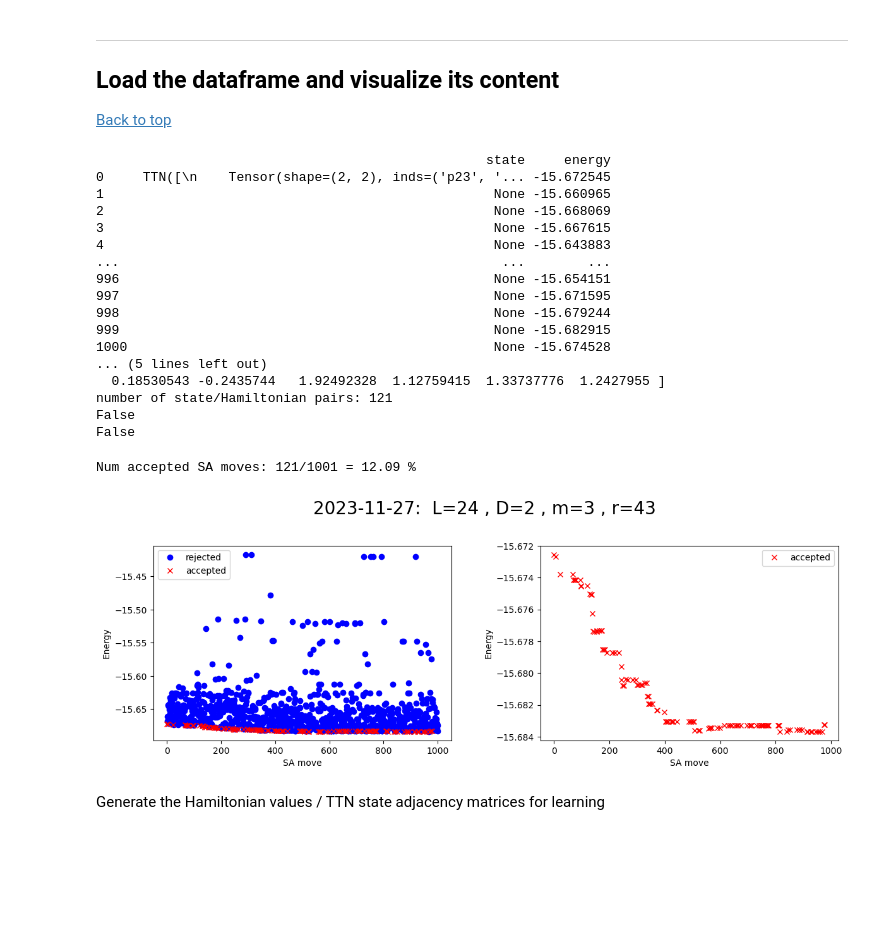
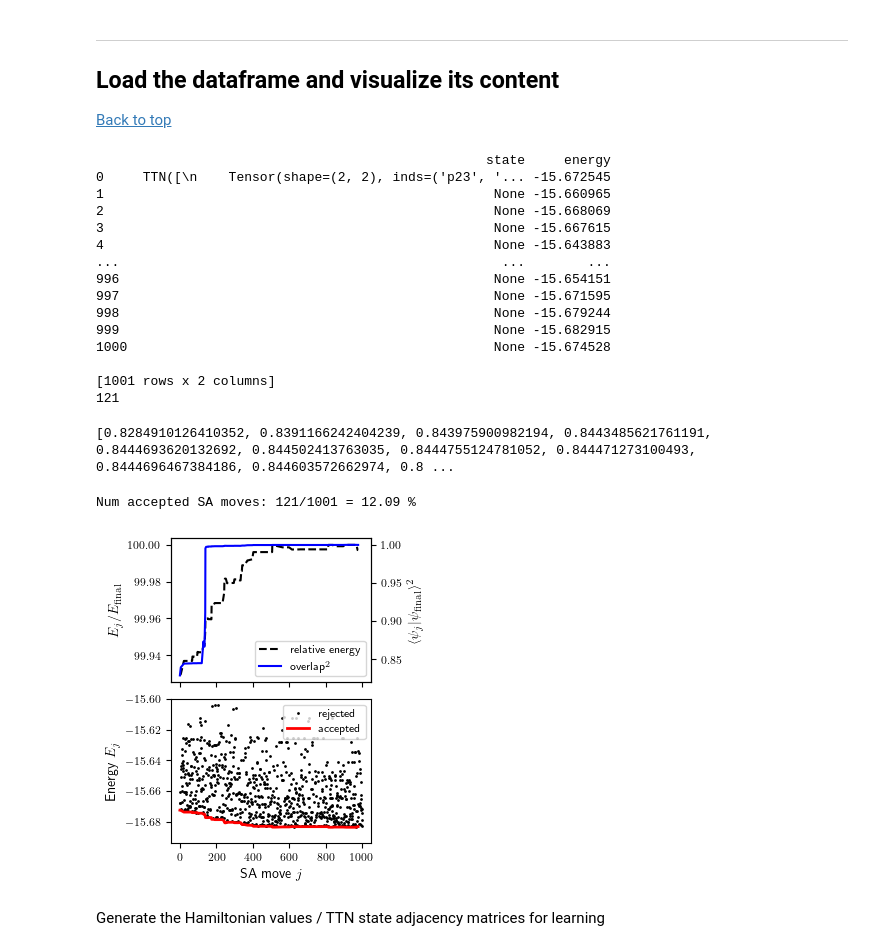
Before and after one commit to matthew-thibodeau/pando-TN, a Jupyter notebook: preliminary_analysis.ipynb, the cells around one changed output. Saved outputs shown, nothing was run; the diff lists cells and outputs as text; code cells hidden in the pictures; blank space fills up the shorter version.

```diff
--- a/preliminary_analysis.ipynb
+++ b/preliminary_analysis.ipynb
@@ -71,8 +71,9 @@ print(df)
 # get adjacency matrix
 adj_matrix = df['state'][0].get_adjacency_matrix()
 
-print(isinstance(df['state'][1], ttn.TTN))
-print(isinstance(df['state'][2], ttn.TTN))
+# print(isinstance(df['state'][1], ttn.TTN))
+# print(isinstance(df['state'][2], ttn.TTN))
+print(sum([isinstance(df['state'][j], ttn.TTN) for j in range(len(df['state']))]))
 # %% [output]
                                                   state     energy
 0     TTN([\n    Tensor(shape=(2, 2), inds=('p23', '... -15.672545
@@ -86,8 +87,6 @@ print(isinstance(df['state'][2], ttn.TTN))
 998                                                None -15.679244
 999                                                None -15.682915
 1000                                               None -15.674528
-... (5 lines left out)
-  0.18530543 -0.2435744   1.92492328  1.12759415  1.33737776  1.2427955 ]
-number of state/Hamiltonian pairs: 121
-False
-False
+
+[1001 rows x 2 columns]
+121
@@ -94,32 +108,68 @@ False
+# %%
+non_recorded_states_idx = ~df['state'].notna()
+recorded_states_idx =  df['state'].notna()
+
+recorded_energies = df['energy'][recorded_states_idx]
+recorded_states = df['state'][recorded_states_idx]
+
+# compute the overlaps
+finalstateidx = recorded_energies.idxmin()
+min_energy = recorded_energies[finalstateidx]
+min_state = recorded_states[finalstateidx]
+
+ovps_2 = [(min_state.H @ x)**2 for x in recorded_states]
+# %% [output]
+[0.8284910126410352, 0.8391166242404239, 0.843975900982194, 0.8443485621761191, 0.8444693620132692, 0.844502413763035, 0.8444755124781052, 0.844471273100493, 0.8444696467384186, 0.844603572662974, 0.8 ...
 # %%
 # To focus on the accepted moves, set the variable below:
 only_accepted = True
 
-fig, (ax1, ax2) = plt.subplots(1, 2, figsize=(14, 4))
-plt.subplots_adjust(wspace=0.3)
-plt.suptitle(f'{today}:  L={L} , D={site_dim} , m={bond_size} , r={run}', fontsize=20, y=1.06)
+
+
+
+fig, (ax1, ax2) = plt.subplots(2, 1, figsize=(3.25, 3.5), constrained_layout =True, sharex=True)
+# plt.subplots_adjust(hspace=0.3)
+# plt.suptitle(f'{today}:  L={L} , D={site_dim} , m={bond_size} , r={run}',  y=1.06)
 
 
 # Plot the data with 'o' marker for states where 'state' is None
-ax1.plot(df.index[~df['state'].notna()], df['energy'][~df['state'].notna()],
-        marker='o', linestyle='', color='b', label='rejected')
+ax2.plot(df.index[~df['state'].notna()], df['energy'][~df['state'].notna()],
+        marker='o', linestyle='', color='k', ms=1,label='rejected')
 # Plot the data with 'x' marker for accepted states
-ax1.plot(df.index[df['state'].notna()], df['energy'][df['state'].notna()],
-        marker='x', linestyle='', color='r', label='accepted')
 ax2.plot(df.index[df['state'].notna()], df['energy'][df['state'].notna()],
-        marker='x', linestyle='', color='r', label='accepted')
+        marker='', linestyle='-', linewidth=2, color='red', label='accepted')
 
-ax1.set_xlabel('SA move'); ax1.set_ylabel('Energy'); ax1.legend()
-ax2.set_xlabel('SA move'); ax2.set_ylabel('Energy'); ax2.legend()
+ax_ovp = ax1.twinx()
+
+ax1.plot(df.index[df['state'].notna()], df['energy'][df['state'].notna()]/min_energy * 100,
+        marker='', linestyle='--', color='k', label='relative energy')
+ax_ovp.plot(df.index[df['state'].notna()], ovps_2,
+        marker='', linestyle='-', color='b', label=r'overlap$^2$')
+
+
+ax1.set_ylabel(r'$E_j/E_\textrm{final}$')
+ax_ovp.set_ylabel(r'$\langle \psi_j|\psi_\textrm{final}\rangle^2$')
+
+lines, labels = ax1.get_legend_handles_labels()
+lines2, labels2 = ax_ovp.get_legend_handles_labels()
+ax1.legend(lines + lines2, labels + labels2)
+
+ax2.set_xlabel('SA move $j$');
+ax2.set_ylabel('Energy $E_j$');
+ax2.legend()
+
+ax2.set_ylim((min_energy - 0.01,-15.6, ))
 
 # Count how many SA moves were accepted/rejected.
 num_accepted = len(df.index[df['state'].notna()])
 num_rejected = len(df.index[~df['state'].notna()])
 print(f'\nNum accepted SA moves: {num_accepted}/{num_accepted+num_rejected} = {num_accepted/(num_accepted+num_rejected)*100:5.2f} %')
-plt.show()
+# plt.show()
+
+plt.savefig('/Users/mthib/Intel/pando-TN/report/figures/single_TTN_SA_run.pdf')
 # %% [output]
 Num accepted SA moves: 121/1001 = 12.09 %
-[figure, old version]
+[figure, new version]
 # %% [markdown]
 Generate the Hamiltonian values / TTN state adjacency matrices for learning
 # %%
```
Also changed, not shown: parts of 2 cells of this notebook, 20 other files.
